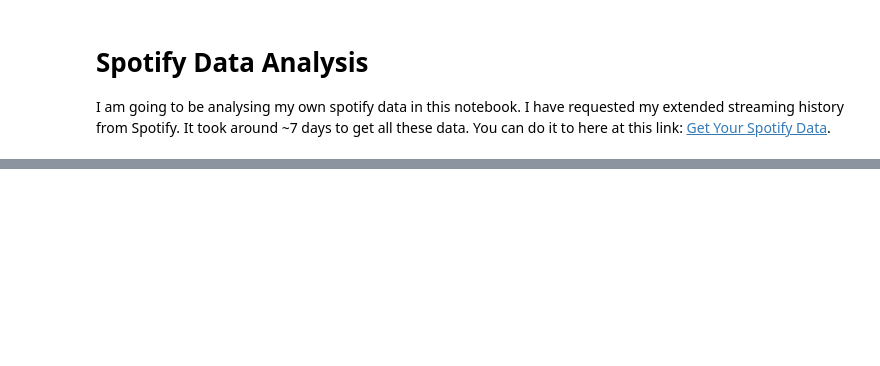
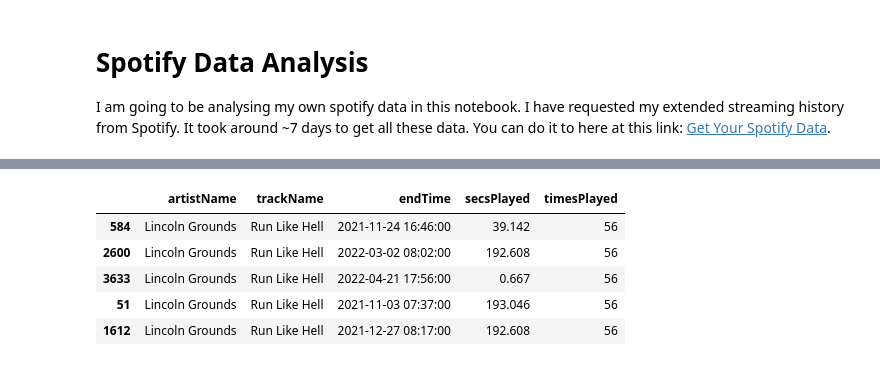
Before and after one commit to ChandlerKenworthy/SpotifyDataAnalysis, a Jupyter notebook: SpotifyAnalysis.ipynb, the cells around one changed output, grey strips where cells are left out. Saved outputs shown, nothing was run; the diff lists cells and outputs as text; code cells hidden in the pictures; blank space fills up the shorter version.

```diff
--- a/SpotifyAnalysis.ipynb
+++ b/SpotifyAnalysis.ipynb
@@ -21,0 +49,19 @@ df[]
+# %%
+# Convert the time strings to a datetime object
+df["endTime"] = pd.to_datetime(df["endTime"])
+
+# Count occurences of each song and add it as a new column
+value_counts = df["trackName"].value_counts()
+df["timesPlayed"] = [value_counts.loc[name] for name in df.trackName]
+
+# Sort by the play count
+df.sort_values(["timesPlayed"], axis=0, inplace=True, ascending=False)
+
+df.head()
+# %% [output]
+|  | artistName | trackName | endTime | secsPlayed | timesPlayed |
+| 584 | Lincoln Grounds | Run Like Hell | 2021-11-24 16:46:00 | 39.142 | 56 |
+| 2600 | Lincoln Grounds | Run Like Hell | 2022-03-02 08:02:00 | 192.608 | 56 |
+| 3633 | Lincoln Grounds | Run Like Hell | 2022-04-21 17:56:00 | 0.667 | 56 |
+| 51 | Lincoln Grounds | Run Like Hell | 2021-11-03 07:37:00 | 193.046 | 56 |
+| 1612 | Lincoln Grounds | Run Like Hell | 2021-12-27 08:17:00 | 192.608 | 56 |
```
Also changed, not shown: parts of 14 cells of this notebook.
